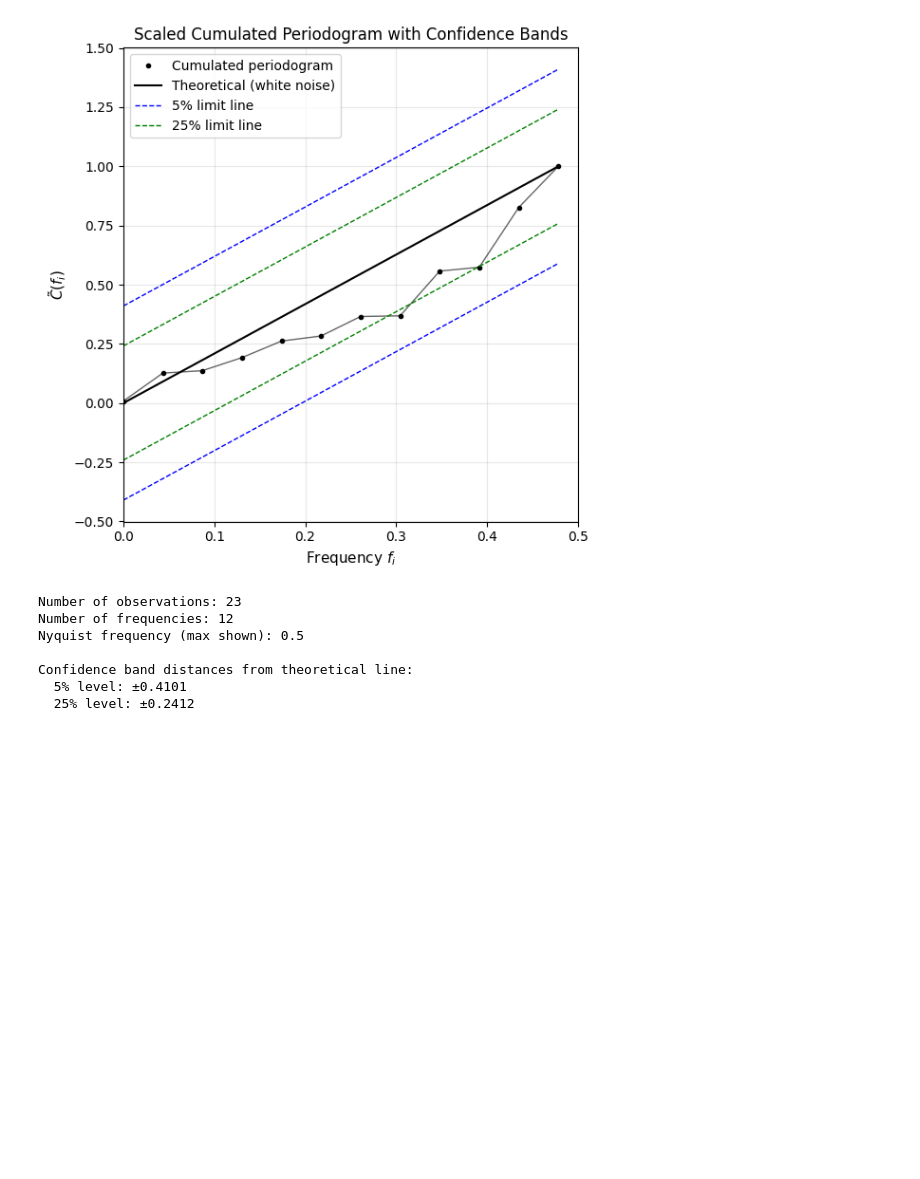
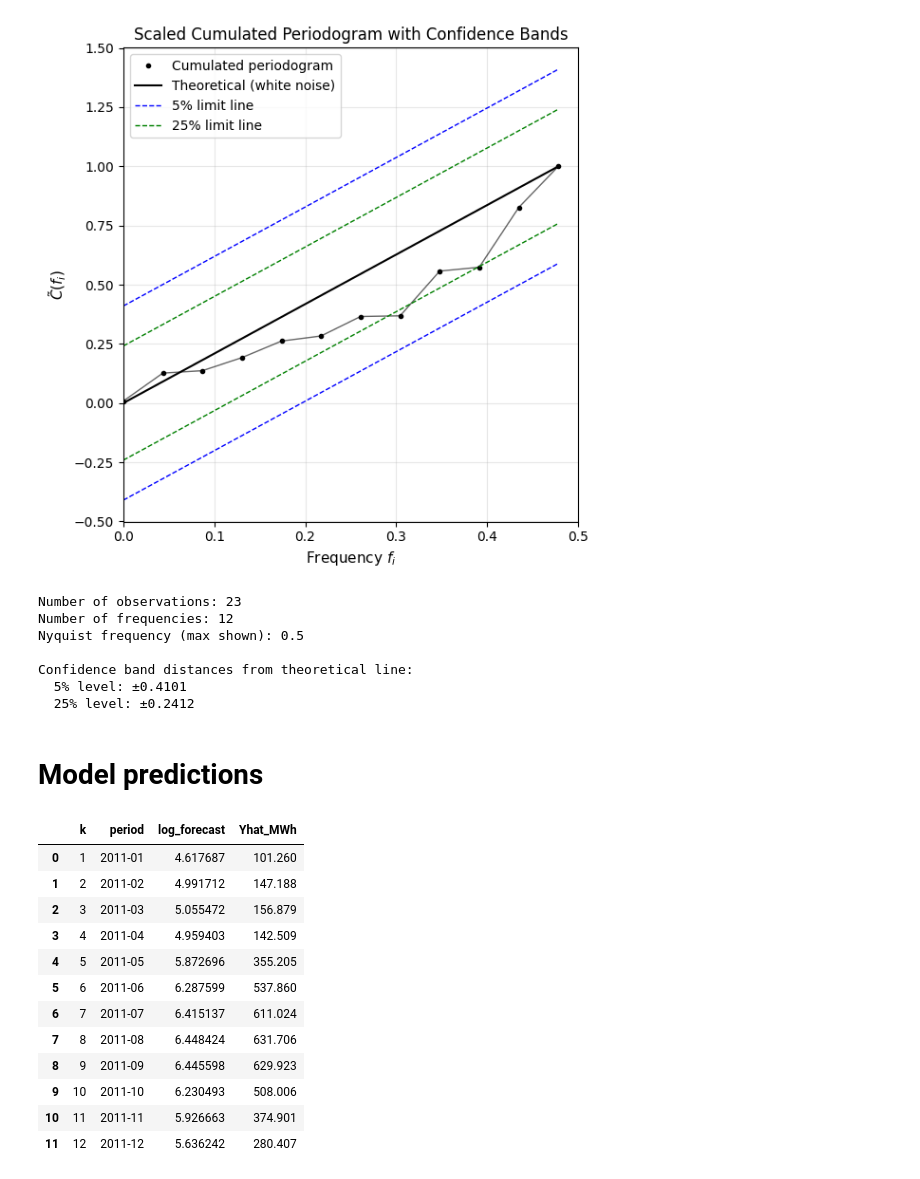
Before and after one commit to JesperDTU/TimeSeriesAnalysis_Assignments, a Jupyter notebook: Assignment3/Task2.ipynb, the cells around one changed output. Drawn from its saved outputs; the diff is of its cells as text; code cells hidden in the pictures; blank space fills up the shorter version.

```diff
--- a/Assignment3/Task2.ipynb
+++ b/Assignment3/Task2.ipynb
@@ -181,3 +181,76 @@ Nyquist frequency (max shown): 0.5
 Confidence band distances from theoretical line:
   5% level: ±0.4101
   25% level: ±0.2412
+# %% [markdown]
+# Model predictions
+# %%
+import numpy as np
+import pandas as pd
+import matplotlib.pyplot as plt
+
+# Load monthly power series (36 observations)
+df = pd.read_csv("datasolar.csv")
+y = df["power"].to_numpy(dtype=float)
+z = np.log(y)
+
+# Model implied by:
+# eps_{t+1|t} = log(Y_{t+1}) - 0.38 log(Y_t) - 0.94 log(Y_{t-11}) + 0.3572 log(Y_{t-12}) - 0.2126
+# Set E[eps_{t+k}|I_t] = 0 for forecasts
+phi_1 = 0.38
+Phi_1 = 0.94
+phiPhi_1 = 0.3572
+const = 0.2126
+
+h = 12
+n = len(z)
+z_ext = list(z.copy())
+
+# Recursive forecasts on log scale for t=36, k=1,...,12
+for k in range(1, h + 1):
+    zhat = (
+        phi_1 * z_ext[n + k - 2]
+        + Phi_1 * z_ext[n + k - 13]
+        - phiPhi_1 * z_ext[n + k - 14]
+        + const
+    )
+    z_ext.append(zhat)
+
+z_forecast = np.array(z_ext[n : n + h])
+y_forecast = np.exp(z_forecast)
+
+# Build forecast table with calendar labels
+obs_dates = pd.to_datetime(
+    {
+        "year": df["year"].astype(int),
+        "month": df["month"].astype(int),
+        "day": 1,
+    }
+)
+fc_dates = pd.date_range(start=obs_dates.iloc[-1] + pd.offsets.MonthBegin(1), periods=h, freq="MS")
+
+forecast_table = pd.DataFrame(
+    {
+        "k": np.arange(1, h + 1),
+        "period": fc_dates.strftime("%Y-%m"),
+        "log_forecast": z_forecast,
+        "Yhat_MWh": y_forecast,
+    }
+)
+
+forecast_table["log_forecast"] = forecast_table["log_forecast"].round(6)
+forecast_table["Yhat_MWh"] = forecast_table["Yhat_MWh"].round(3)
+forecast_table
+# %% [output]
+|  | k | period | log_forecast | Yhat_MWh |
+| 0 | 1 | 2011-01 | 4.617687 | 101.260 |
+| 1 | 2 | 2011-02 | 4.991712 | 147.188 |
+| 2 | 3 | 2011-03 | 5.055472 | 156.879 |
+| 3 | 4 | 2011-04 | 4.959403 | 142.509 |
+| 4 | 5 | 2011-05 | 5.872696 | 355.205 |
+| 5 | 6 | 2011-06 | 6.287599 | 537.860 |
+| 6 | 7 | 2011-07 | 6.415137 | 611.024 |
+| 7 | 8 | 2011-08 | 6.448424 | 631.706 |
+| 8 | 9 | 2011-09 | 6.445598 | 629.923 |
+| 9 | 10 | 2011-10 | 6.230493 | 508.006 |
+| 10 | 11 | 2011-11 | 5.926663 | 374.901 |
+| 11 | 12 | 2011-12 | 5.636242 | 280.407 |
```
Also changed, not shown: parts of 2 cells of this notebook, 1 other file.
